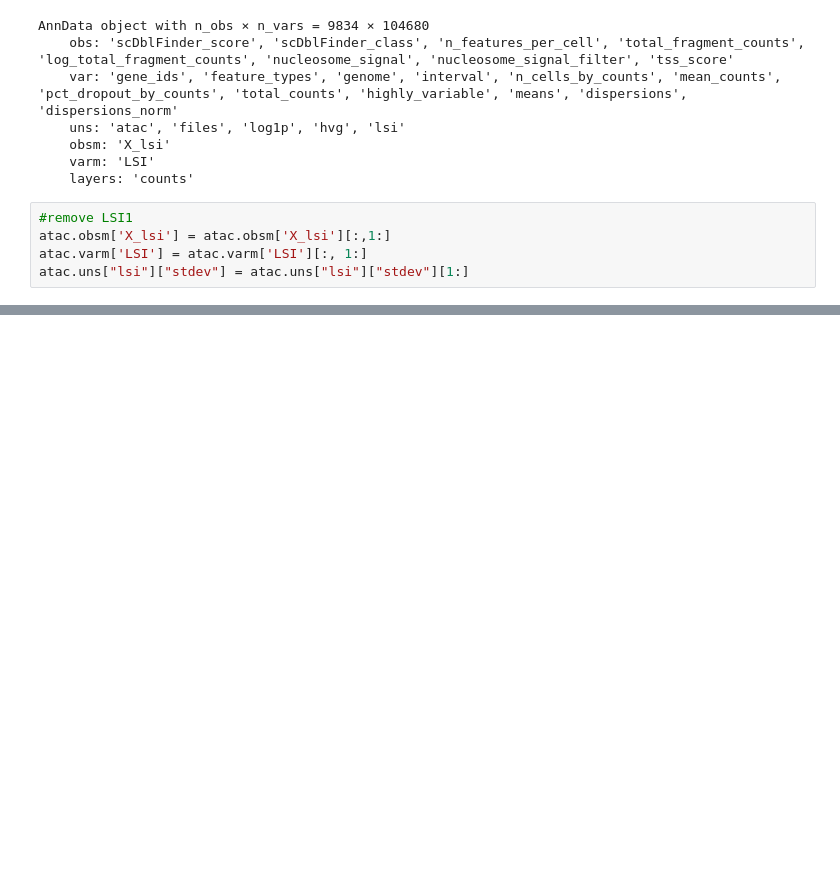
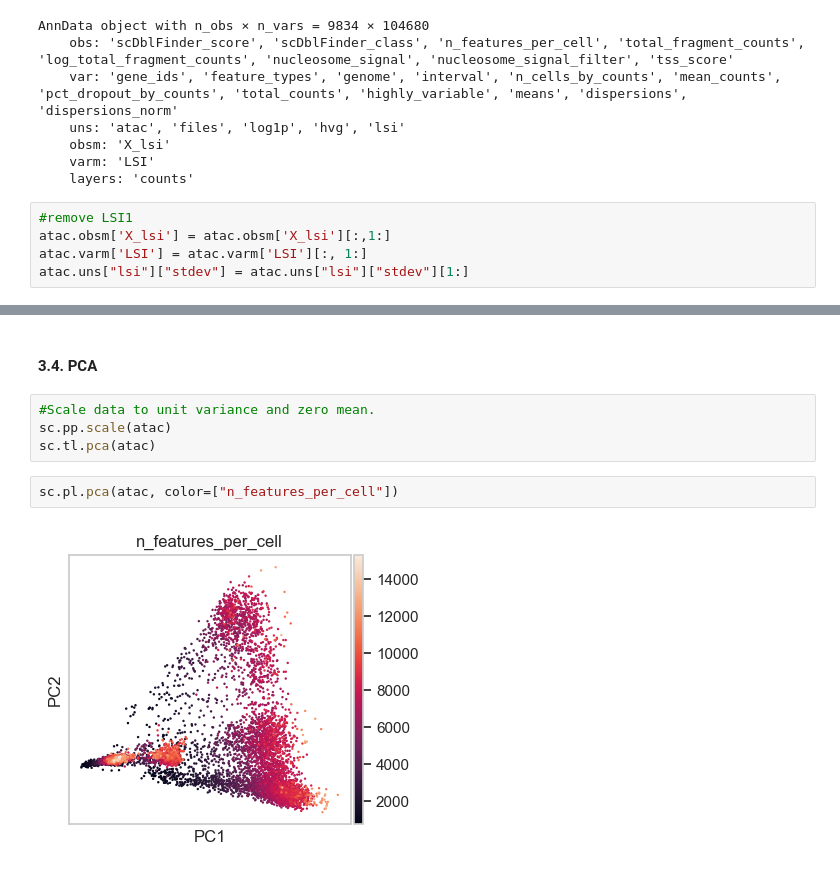
Before and after one commit to chira-ploy/singlecells-DataPlayground, a Jupyter notebook: PBMC10k/ATAC_processing.ipynb, the cells around one changed output, grey strips where cells are left out. Saved outputs shown, nothing was run; the diff lists cells and outputs as text; blank space fills up the shorter version.

```diff
--- a/PBMC10k/ATAC_processing.ipynb
+++ b/PBMC10k/ATAC_processing.ipynb
@@ -802,0 +822,10 @@ atac.uns["lsi"]["stdev"] = atac.uns["lsi"]["stdev"][1:]
+# %% [markdown]
+#### 3.4. PCA
+# %%
+#Scale data to unit variance and zero mean.
+sc.pp.scale(atac)
+sc.tl.pca(atac)
+# %%
+sc.pl.pca(atac, color=["n_features_per_cell"])
+# %% [output]
+[figure, added]
```
Also changed, not shown: parts of 23 cells of this notebook.
